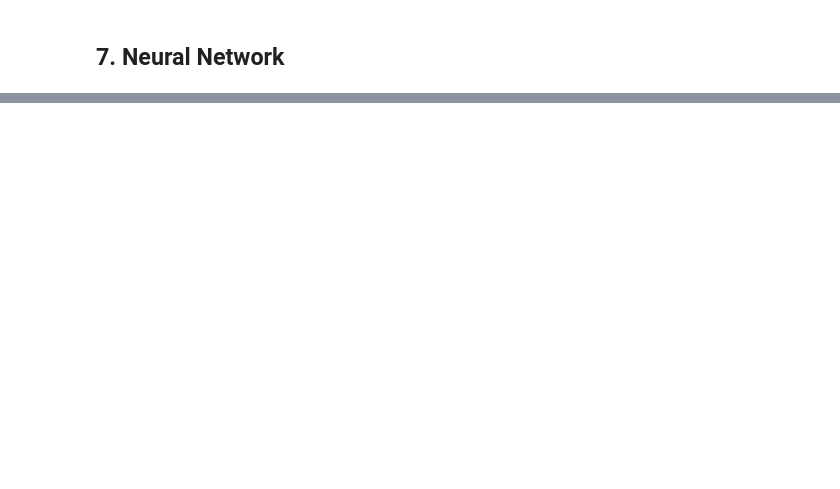
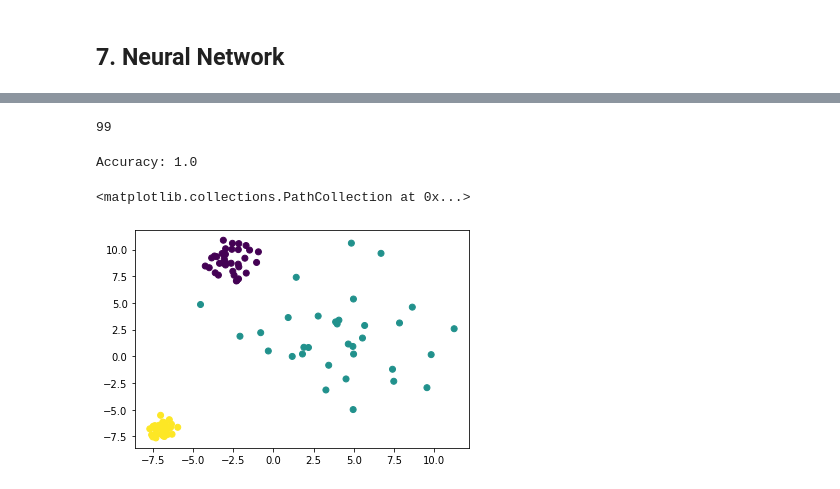
Before and after one commit to ruke1ire/AIT, a Jupyter notebook: ML/JupyterLab/CheatSheet/CheatSheetFinal.ipynb, the cells around one changed output, grey strips where cells are left out. Saved outputs shown, nothing was run; the diff lists cells and outputs as text; code cells hidden in the pictures; blank space fills up the shorter version.

```diff
--- a/ML/JupyterLab/CheatSheet/CheatSheetFinal.ipynb
+++ b/ML/JupyterLab/CheatSheet/CheatSheetFinal.ipynb
@@ -429,0 +566,7 @@ plt.plot(k_list,distortion)
+# %%
+net = Net().cuda()
+# %%
+import torch.optim as optim
+
+loss_function = nn.CrossEntropyLoss()
+optimizer = optim.SGD(net.parameters(), lr=0.01, momentum=0.9)
@@ -429,0 +614,20 @@ plt.plot(k_list,distortion)
+# %%
+print(best_idx)
+# %% [output]
+99
+# %%
+best_model = best_model.cpu()
+# %%
+X = torch.Tensor(X)
+y = torch.Tensor(y)
+
+pred = best_model(X)
+prediction = torch.argmax(pred,dim=1)
+print("Accuracy:",(sum(prediction==y)/float(y.size()[0])).item())
+# %% [output]
+Accuracy: 1.0
+# %%
+plt.scatter(X[:,0],X[:,1],c=prediction)
+# %% [output]
+<matplotlib.collections.PathCollection at 0x...>
+[figure, added]
```
Also changed, not shown: parts of 23 cells of this notebook.
